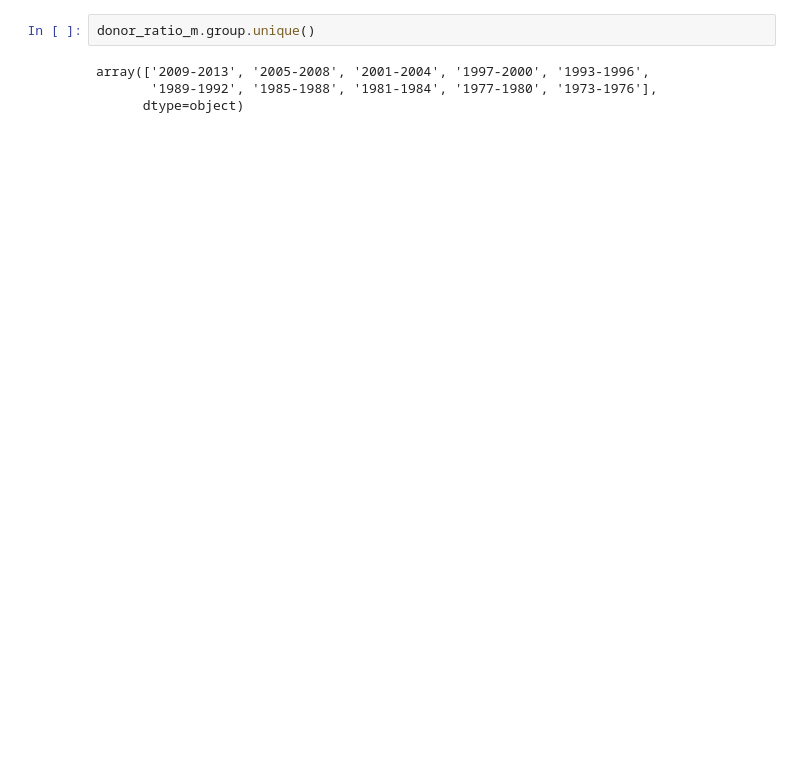
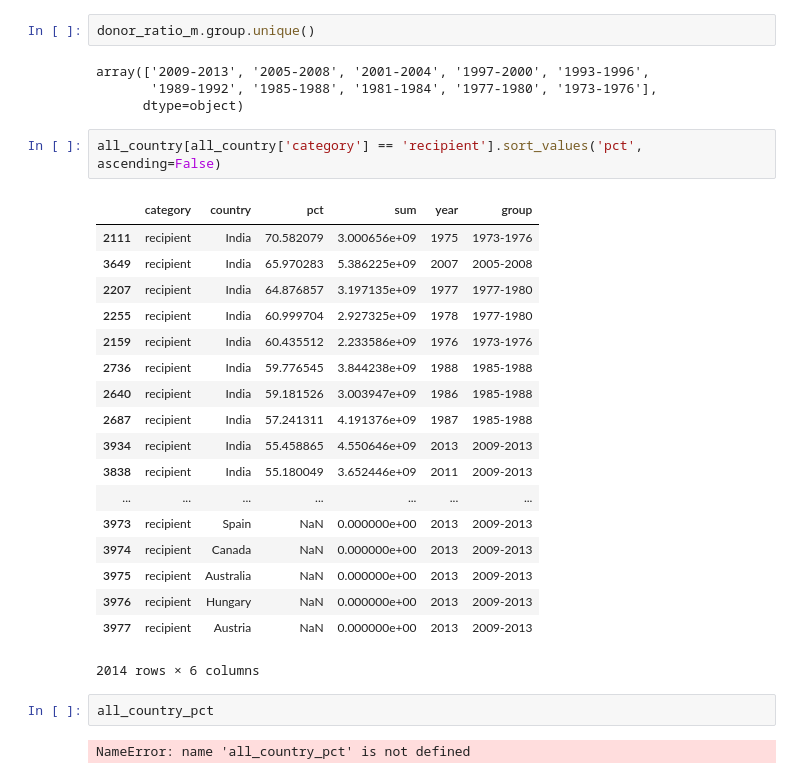
Before and after one commit to dianaow/dianaow.github.io, a Jupyter notebook: SWDchallenge/data/data_processing.ipynb, the cells around one changed output. Saved outputs shown, nothing was run; the diff lists cells and outputs as text; blank space fills up the shorter version.

```diff
--- a/SWDchallenge/data/data_processing.ipynb
+++ b/SWDchallenge/data/data_processing.ipynb
@@ -993,3 +993,28 @@ donor_ratio_m.group.unique()
 array(['2009-2013', '2005-2008', '2001-2004', '1997-2000', '1993-1996',
        '1989-1992', '1985-1988', '1981-1984', '1977-1980', '1973-1976'],
       dtype=object)
+# %%
+all_country[all_country['category'] == 'recipient'].sort_values('pct', ascending=False)
+# %% [output]
+|  | category | country | pct | sum | year | group |
+| 2111 | recipient | India | 70.582079 | 3.000656e+09 | 1975 | 1973-1976 |
+| 3649 | recipient | India | 65.970283 | 5.386225e+09 | 2007 | 2005-2008 |
+| 2207 | recipient | India | 64.876857 | 3.197135e+09 | 1977 | 1977-1980 |
+| 2255 | recipient | India | 60.999704 | 2.927325e+09 | 1978 | 1977-1980 |
+| 2159 | recipient | India | 60.435512 | 2.233586e+09 | 1976 | 1973-1976 |
+| 2736 | recipient | India | 59.776545 | 3.844238e+09 | 1988 | 1985-1988 |
+| 2640 | recipient | India | 59.181526 | 3.003947e+09 | 1986 | 1985-1988 |
+| 2687 | recipient | India | 57.241311 | 4.191376e+09 | 1987 | 1985-1988 |
+| 3934 | recipient | India | 55.458865 | 4.550646e+09 | 2013 | 2009-2013 |
+| 3838 | recipient | India | 55.180049 | 3.652446e+09 | 2011 | 2009-2013 |
+| ... | ... | ... | ... | ... | ... | ... |
+| 3973 | recipient | Spain | NaN | 0.000000e+00 | 2013 | 2009-2013 |
+| 3974 | recipient | Canada | NaN | 0.000000e+00 | 2013 | 2009-2013 |
+| 3975 | recipient | Australia | NaN | 0.000000e+00 | 2013 | 2009-2013 |
+| 3976 | recipient | Hungary | NaN | 0.000000e+00 | 2013 | 2009-2013 |
+| 3977 | recipient | Austria | NaN | 0.000000e+00 | 2013 | 2009-2013 |
+2014 rows × 6 columns
+# %%
+all_country_pct
+# %% [output]
+NameError: name 'all_country_pct' is not defined
```
Also changed, not shown: 11 other files.
